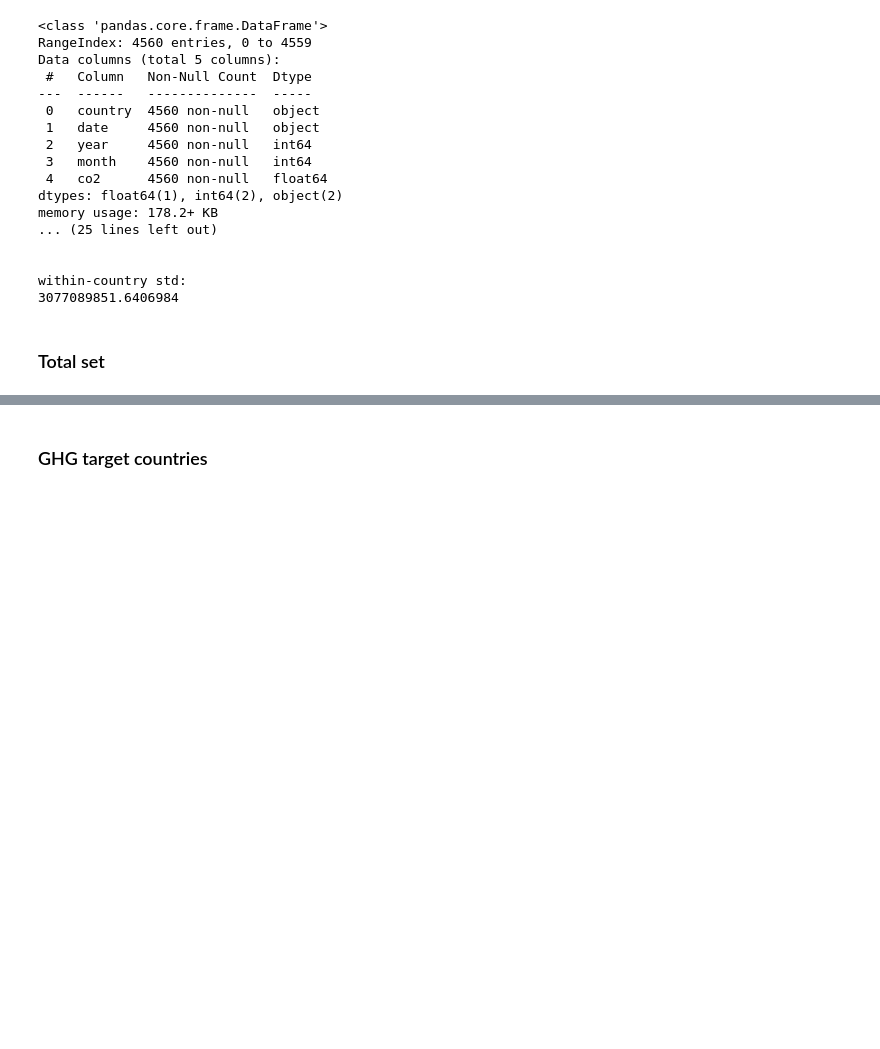
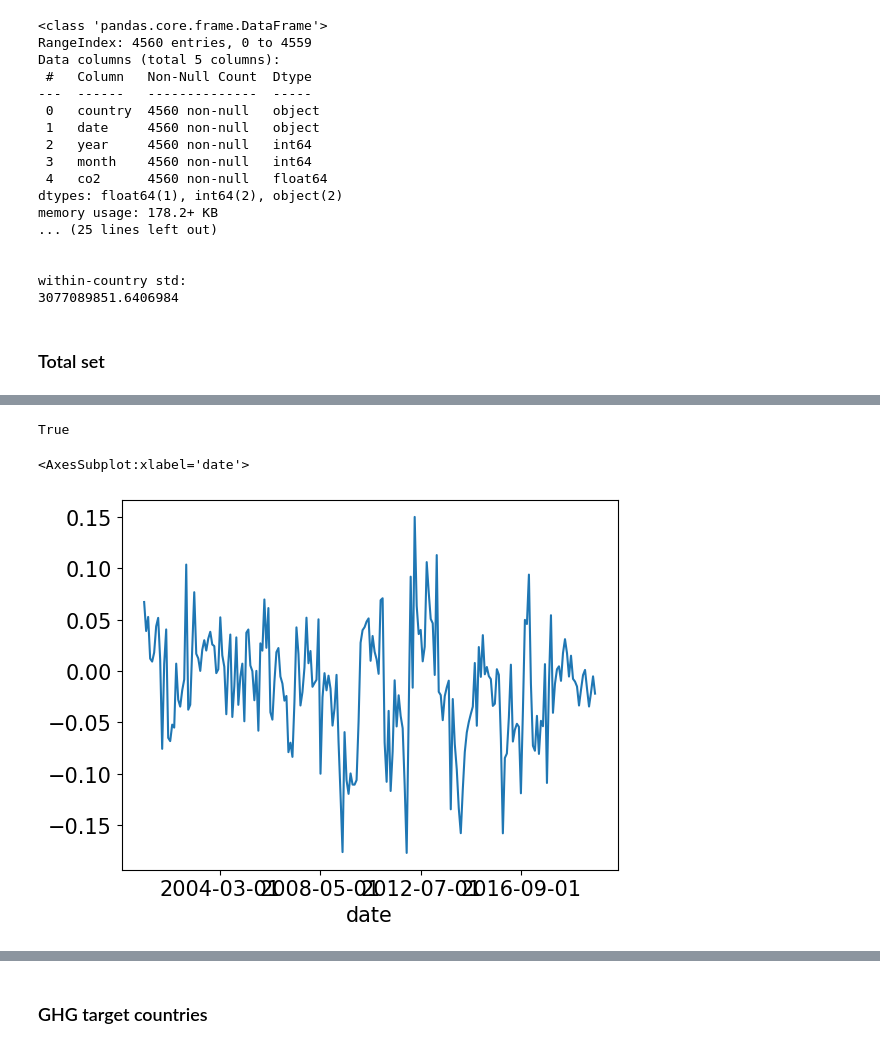
Before and after one commit to baswillemsen/msc_thesis_v3, a Jupyter notebook: EDA.ipynb, the cells around one changed output, grey strips where cells are left out. Saved outputs shown, nothing was run; the diff lists cells and outputs as text; code cells hidden in the pictures; blank space fills up the shorter version.

```diff
--- a/EDA.ipynb
+++ b/EDA.ipynb
@@ -82,0 +78,12 @@ df
+# %%
+country = 'united kingdom'
+
+df_country = df[df['country']==country].set_index('date')['co2']
+df_cor = np.log(df_country).diff(12)
+
+print(stat_test(df_cor.dropna(), sign_level=0.05))
+df_cor.plot()
+# %% [output]
+True
+<AxesSubplot:xlabel='date'>
+[figure, added]
```
Also changed, not shown: parts of 5 cells of this notebook, 48 other files.
